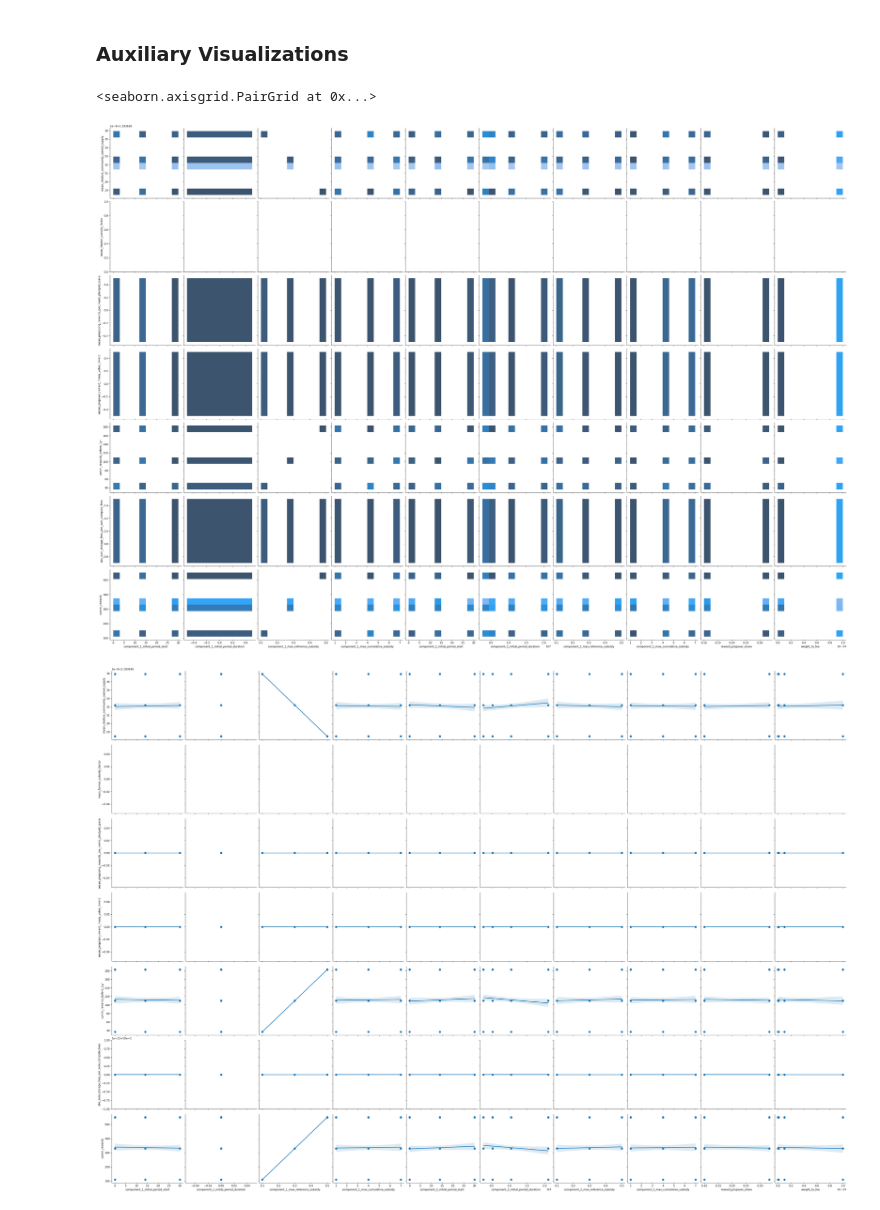
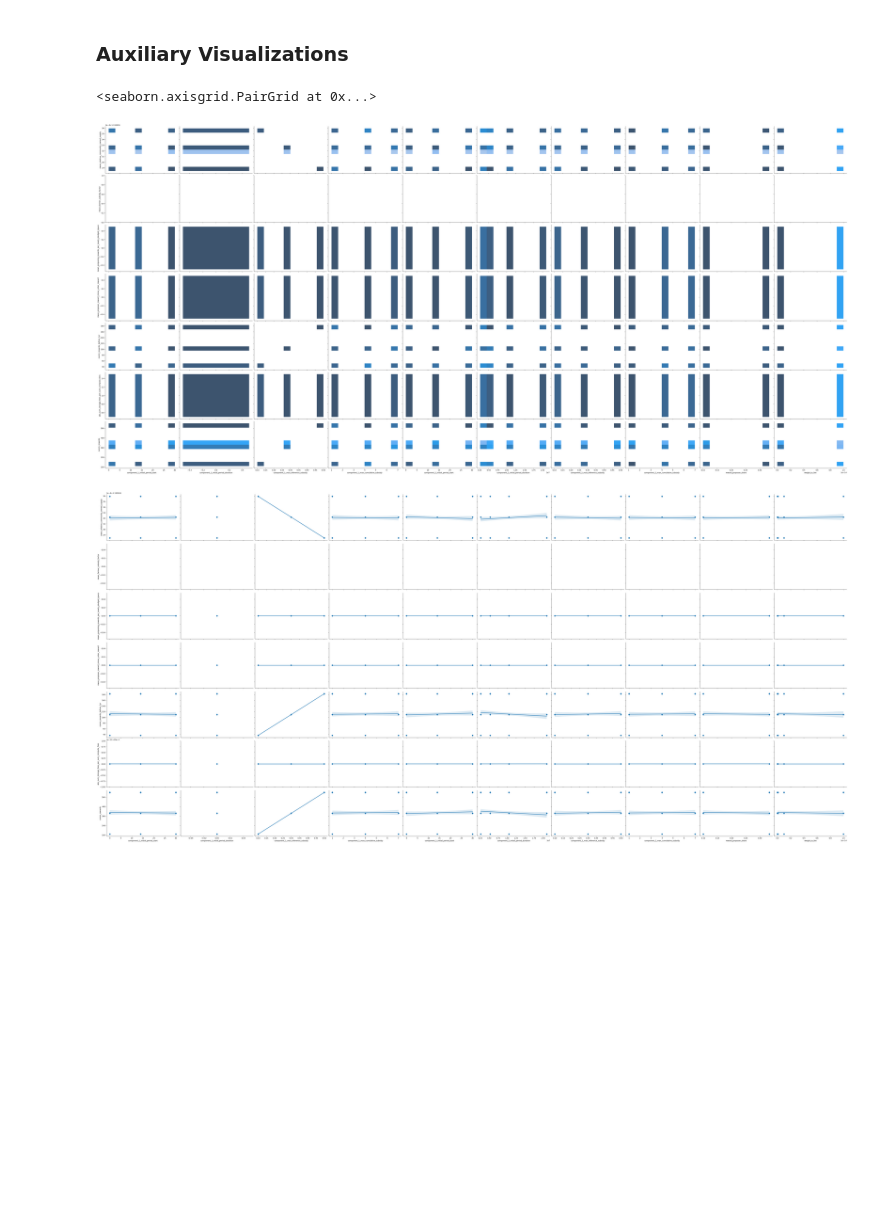
Before and after one commit to BlockScience/subspace, a Jupyter notebook: notebooks/workflows/psuu.ipynb, the cells around one changed output. Drawn from its saved outputs; the diff is of its cells as text; code cells hidden in the pictures; blank space fills up the shorter version.

```diff
--- a/notebooks/workflows/psuu.ipynb
+++ b/notebooks/workflows/psuu.ipynb
@@ -133,29 +133,29 @@ for col_name, (kpi_f, kpi_t) in KPI_functions.items():
 # %%
 import seaborn as sns
 
 N_params = len(GOVERNANCE_SURFACE_PARAMS)
 N_kpis = len(KPI_functions)
 
 N_rows = N_kpis
 N_cols = N_params
-
-
-fig_width = 4 * N_cols
-fig_height = 4 * N_rows
+HEIGHT = 4.0
+ASPECT = 1.5
 
 sns.pairplot(data=agg_df,
              x_vars=GOVERNANCE_SURFACE_PARAMS,
              y_vars=list(KPI_functions.keys()),
-             height=4.0,
+             height=HEIGHT,
+             aspect=ASPECT,
              kind='hist')
 
 
 sns.pairplot(data=agg_df,
              x_vars=GOVERNANCE_SURFACE_PARAMS,
              y_vars=list(KPI_functions.keys()),
-             height=4.0,
+             height=HEIGHT,
+             aspect=ASPECT,
              kind='reg')
 # %% [output]
 <seaborn.axisgrid.PairGrid at 0x...>
-[figure, old version]
+[figure, new version]
-[figure, old version]
+[figure, new version]
```
